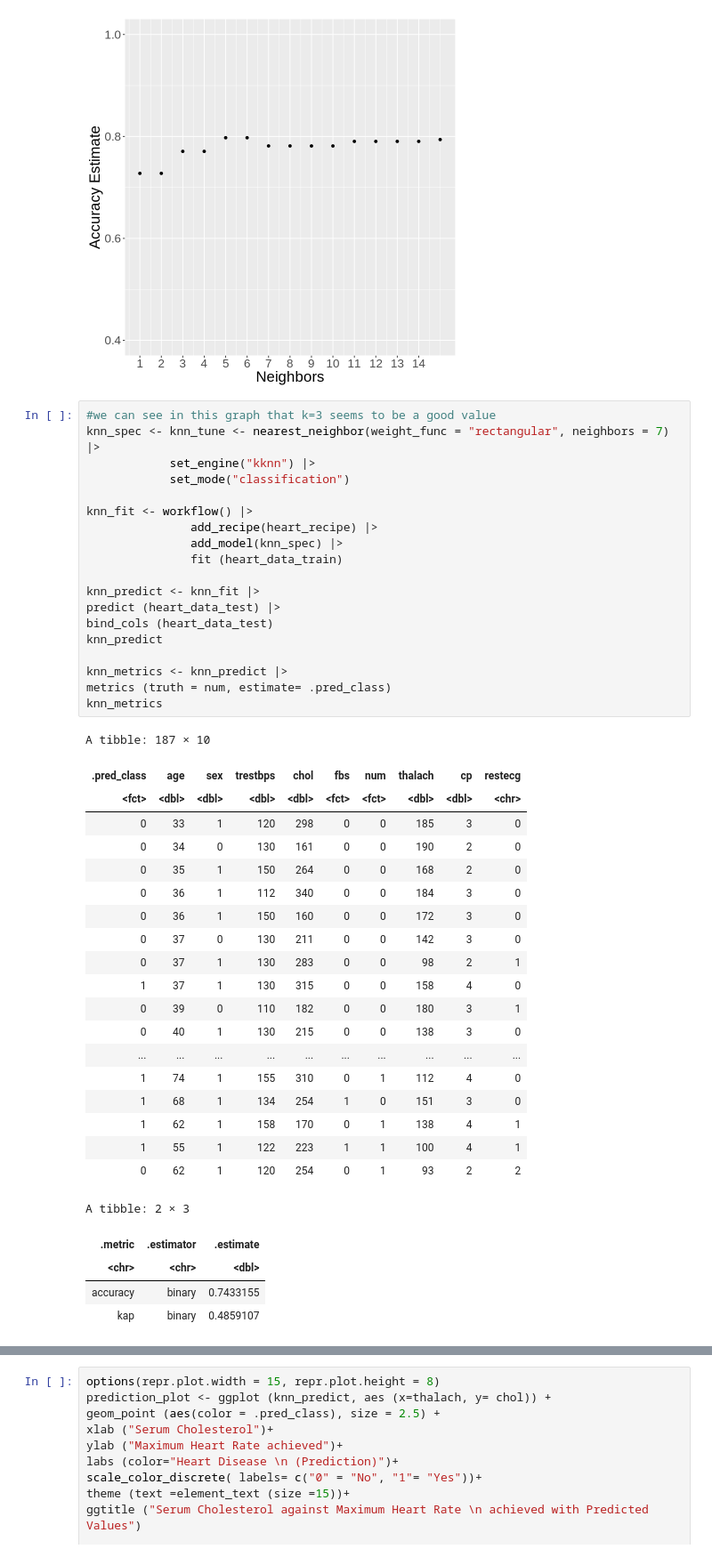
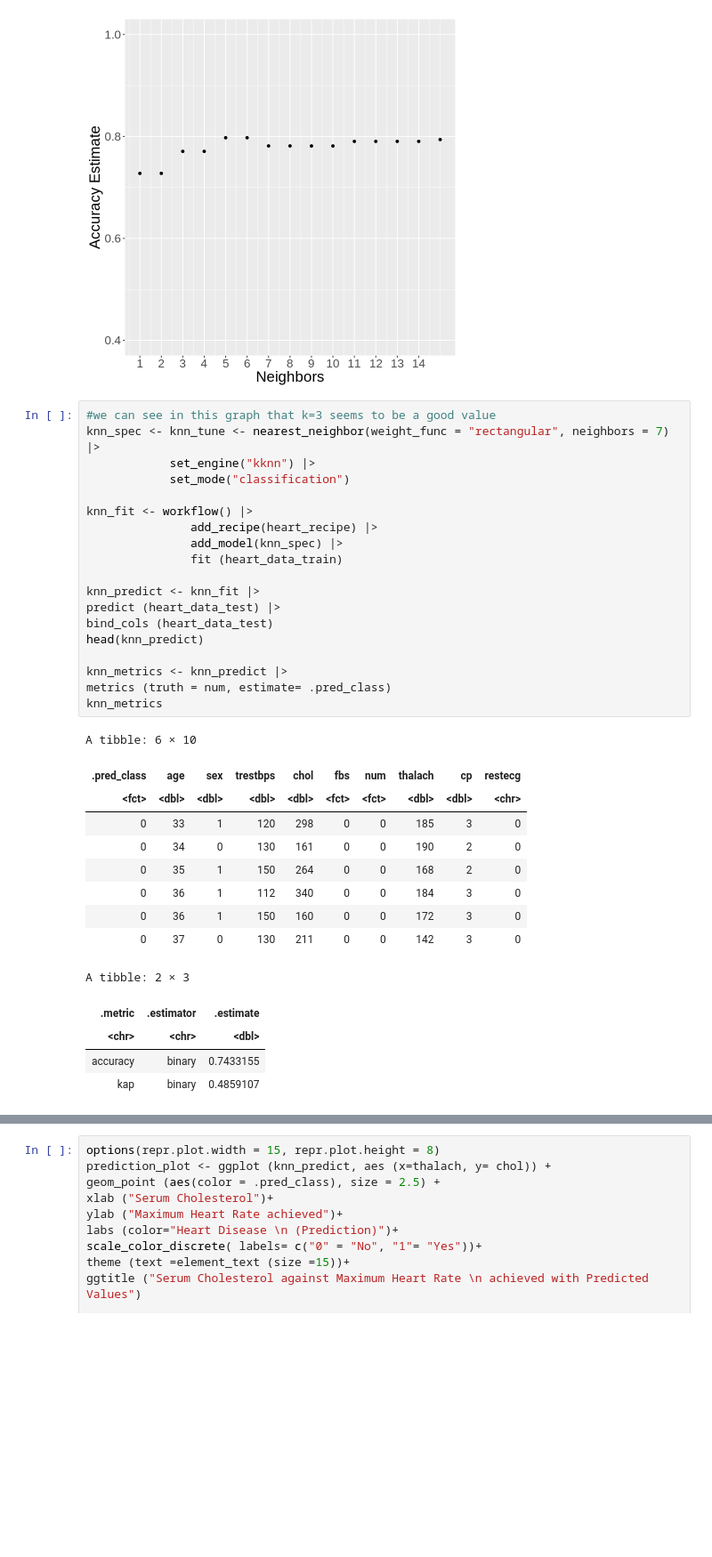
Before and after one commit to rebeccawuu/toy_ds_project, a Jupyter notebook: FinalProject (1).ipynb, the cells around one changed output, grey strips where cells are left out. Shown at 89% size. Saved outputs shown, nothing was run; the diff lists cells and outputs as text; blank space fills up the shorter version.

```diff
--- a/FinalProject (1).ipynb
+++ b/FinalProject (1).ipynb
@@ -193,42 +194,32 @@ accuracy_plot
 # %%
 #we can see in this graph that k=3 seems to be a good value
 knn_spec <- knn_tune <- nearest_neighbor(weight_func = "rectangular", neighbors = 7) |>
             set_engine("kknn") |>
             set_mode("classification")
 
 knn_fit <- workflow() |>
                add_recipe(heart_recipe) |>
                add_model(knn_spec) |>
                fit (heart_data_train)
 
 knn_predict <- knn_fit |>
 predict (heart_data_test) |>
 bind_cols (heart_data_test)
-knn_predict
+head(knn_predict)
 
 knn_metrics <- knn_predict |>
 metrics (truth = num, estimate= .pred_class)
 knn_metrics
 # %% [output]
-A tibble: 187 × 10
+A tibble: 6 × 10
 | .pred_class | age | sex | trestbps | chol | fbs | num | thalach | cp | restecg |
 | <fct> | <dbl> | <dbl> | <dbl> | <dbl> | <fct> | <fct> | <dbl> | <dbl> | <chr> |
 | 0 | 33 | 1 | 120 | 298 | 0 | 0 | 185 | 3 | 0 |
 | 0 | 34 | 0 | 130 | 161 | 0 | 0 | 190 | 2 | 0 |
 | 0 | 35 | 1 | 150 | 264 | 0 | 0 | 168 | 2 | 0 |
 | 0 | 36 | 1 | 112 | 340 | 0 | 0 | 184 | 3 | 0 |
 | 0 | 36 | 1 | 150 | 160 | 0 | 0 | 172 | 3 | 0 |
 | 0 | 37 | 0 | 130 | 211 | 0 | 0 | 142 | 3 | 0 |
-| 0 | 37 | 1 | 130 | 283 | 0 | 0 | 98 | 2 | 1 |
-| 1 | 37 | 1 | 130 | 315 | 0 | 0 | 158 | 4 | 0 |
-| 0 | 39 | 0 | 110 | 182 | 0 | 0 | 180 | 3 | 1 |
-| 0 | 40 | 1 | 130 | 215 | 0 | 0 | 138 | 3 | 0 |
-| ... | ... | ... | ... | ... | ... | ... | ... | ... | ... |
-| 1 | 74 | 1 | 155 | 310 | 0 | 1 | 112 | 4 | 0 |
-| 1 | 68 | 1 | 134 | 254 | 1 | 0 | 151 | 3 | 0 |
-| 1 | 62 | 1 | 158 | 170 | 0 | 1 | 138 | 4 | 1 |
-| 1 | 55 | 1 | 122 | 223 | 1 | 1 | 100 | 4 | 1 |
-| 0 | 62 | 1 | 120 | 254 | 0 | 1 | 93 | 2 | 2 |
 A tibble: 2 × 3
 | .metric | .estimator | .estimate |
 | <chr> | <chr> | <dbl> |
```
Also changed, not shown: parts of 9 cells of this notebook.
